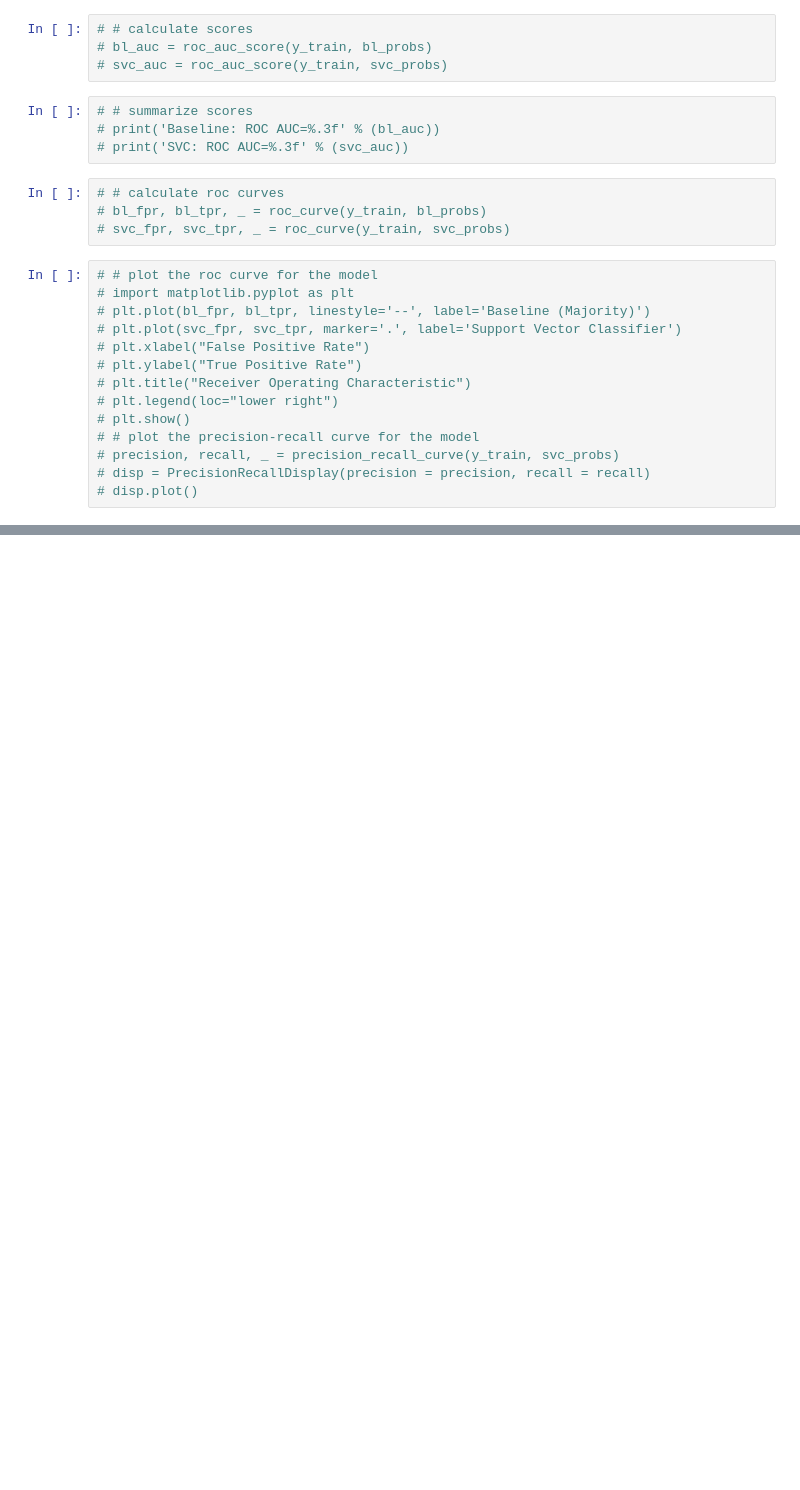
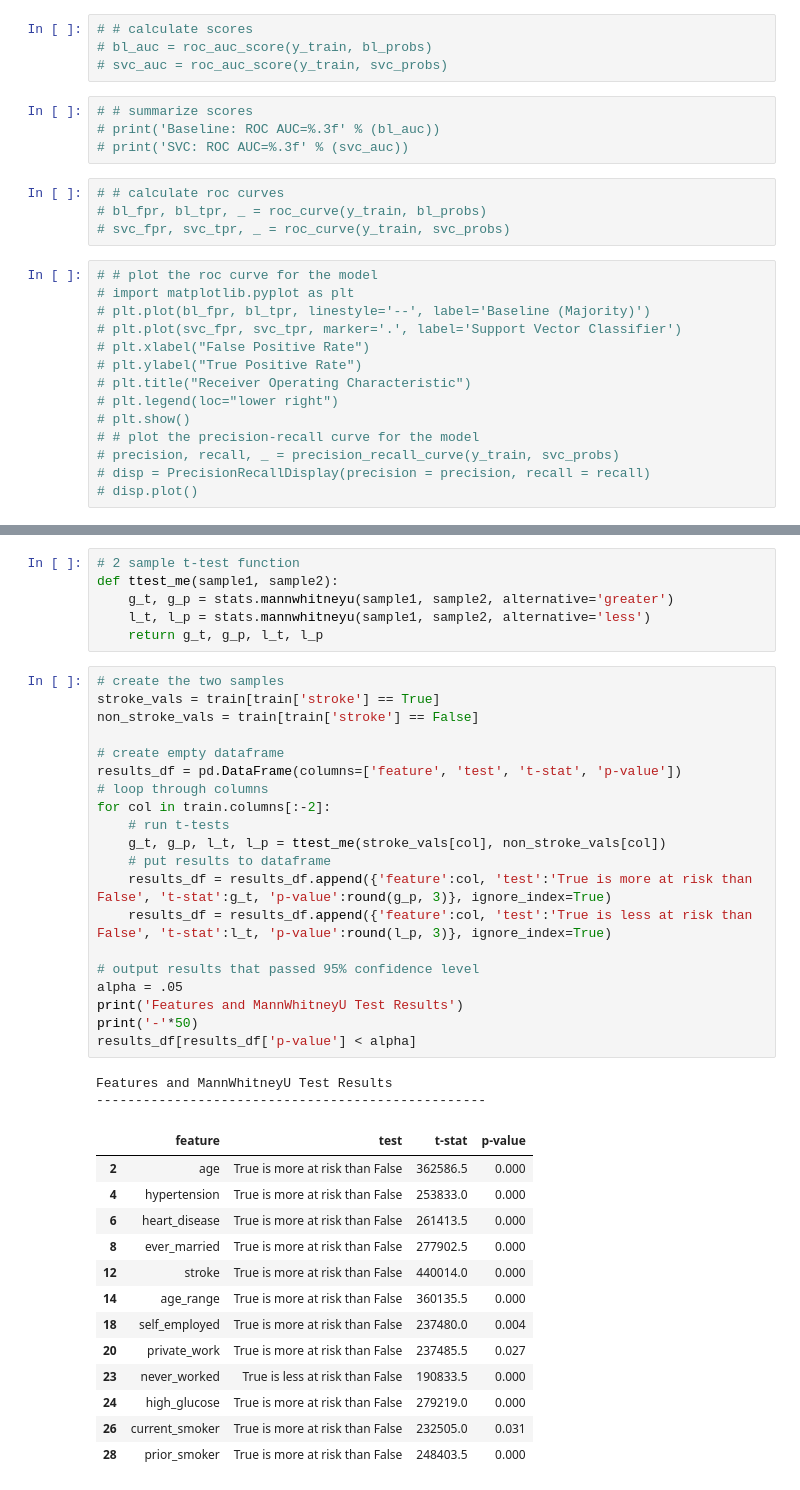
Before and after one commit to stroke-predictors/germain-capstone-stoke-prediction, a Jupyter notebook: post_mvp_jake.ipynb, the cells around one changed output, grey strips where cells are left out. Drawn from its saved outputs; the diff is of its cells as text; blank space fills up the shorter version.

```diff
--- a/post_mvp_jake.ipynb
+++ b/post_mvp_jake.ipynb
@@ -222,0 +333,42 @@ disp.plot()
+# %%
+# 2 sample t-test function
+def ttest_me(sample1, sample2):
+    g_t, g_p = stats.mannwhitneyu(sample1, sample2, alternative='greater')
+    l_t, l_p = stats.mannwhitneyu(sample1, sample2, alternative='less')
+    return g_t, g_p, l_t, l_p
+# %%
+# create the two samples
+stroke_vals = train[train['stroke'] == True]
+non_stroke_vals = train[train['stroke'] == False]
+
+# create empty dataframe
+results_df = pd.DataFrame(columns=['feature', 'test', 't-stat', 'p-value'])
+# loop through columns
+for col in train.columns[:-2]:
+    # run t-tests
+    g_t, g_p, l_t, l_p = ttest_me(stroke_vals[col], non_stroke_vals[col])
+    # put results to dataframe
+    results_df = results_df.append({'feature':col, 'test':'True is more at risk than False', 't-stat':g_t, 'p-value':round(g_p, 3)}, ignore_index=True)
+    results_df = results_df.append({'feature':col, 'test':'True is less at risk than False', 't-stat':l_t, 'p-value':round(l_p, 3)}, ignore_index=True)
+
+# output results that passed 95% confidence level
+alpha = .05
+print('Features and MannWhitneyU Test Results')
+print('-'*50)
+results_df[results_df['p-value'] < alpha]
+# %% [output]
+Features and MannWhitneyU Test Results
+--------------------------------------------------
+|  | feature | test | t-stat | p-value |
+| 2 | age | True is more at risk than False | 362586.5 | 0.000 |
+| 4 | hypertension | True is more at risk than False | 253833.0 | 0.000 |
+| 6 | heart_disease | True is more at risk than False | 261413.5 | 0.000 |
+| 8 | ever_married | True is more at risk than False | 277902.5 | 0.000 |
+| 12 | stroke | True is more at risk than False | 440014.0 | 0.000 |
+| 14 | age_range | True is more at risk than False | 360135.5 | 0.000 |
+| 18 | self_employed | True is more at risk than False | 237480.0 | 0.004 |
+| 20 | private_work | True is more at risk than False | 237485.5 | 0.027 |
+| 23 | never_worked | True is less at risk than False | 190833.5 | 0.000 |
+| 24 | high_glucose | True is more at risk than False | 279219.0 | 0.000 |
+| 26 | current_smoker | True is more at risk than False | 232505.0 | 0.031 |
+| 28 | prior_smoker | True is more at risk than False | 248403.5 | 0.000 |
```
Also changed, not shown: parts of 14 cells of this notebook.
